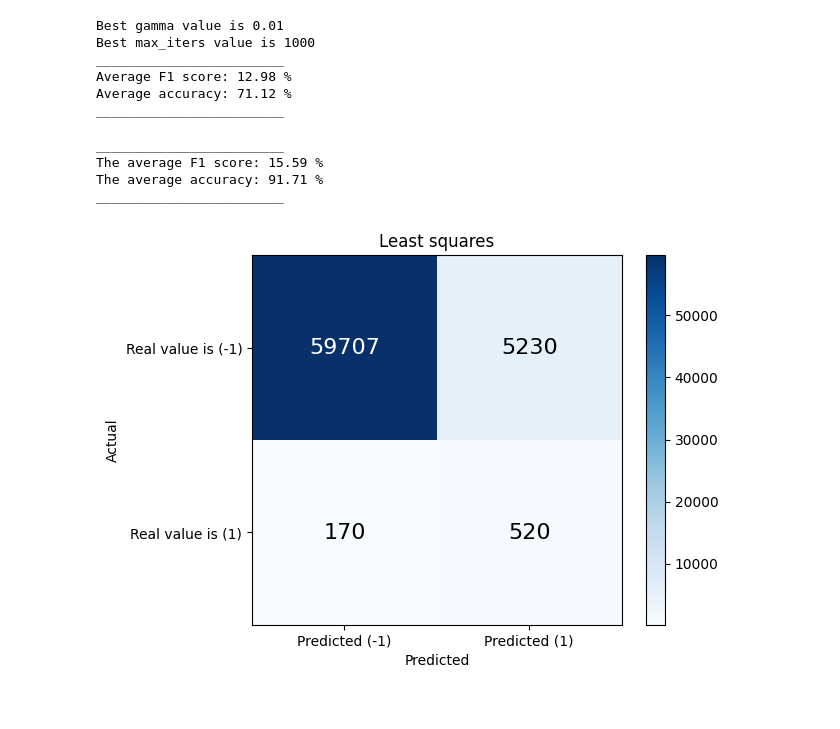
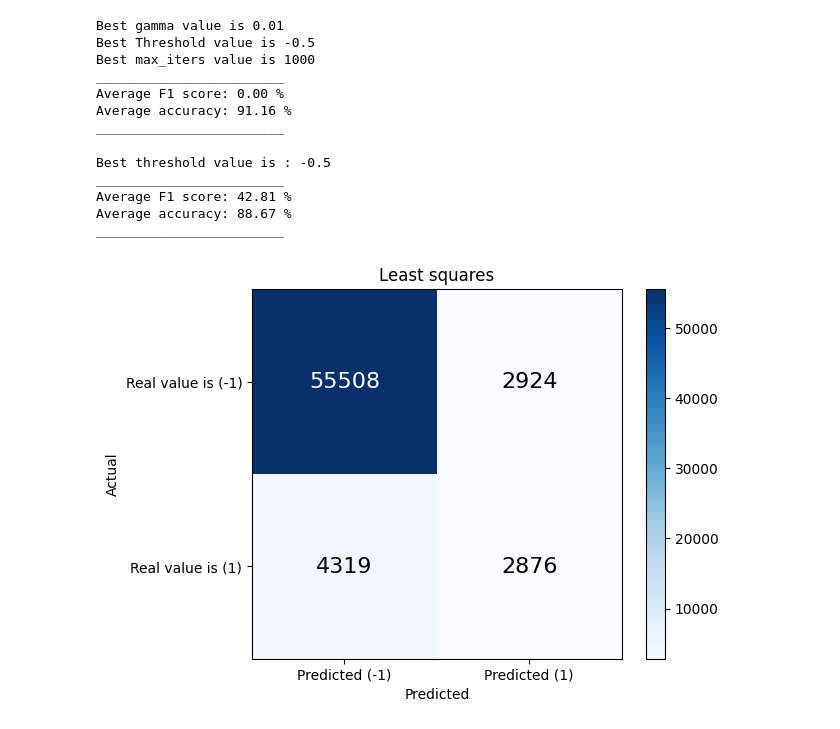
Before and after one commit to mimimamalah/CVD_prediction, a Jupyter notebook: run.ipynb, the cells around one changed output. Drawn from its saved outputs; the diff is of its cells as text; code cells hidden in the pictures.

```diff
--- a/run.ipynb
+++ b/run.ipynb
@@ -70,29 +70,31 @@ def plot_confusion_matrix(actual_y, pred_y, title):
 
     plt.show()
 # %%
-best_gamma, best_max_iters = cv.cross_validation_linear_regression(y_cv, x_cv, sgd=False, k=5, threshold=0, max_iters_list=[1000], gamma_list=[0.01])
+best_gamma, best_max_iters = cv.cross_validation_linear_regression(y_cv, x_cv, sgd=False, max_iters_list=[1000], gamma_list=[0.01])
 # %% [output]
 Best gamma value is 0.01
+Best Threshold value is -0.5
 Best max_iters value is 1000
 ________________________
-Average F1 score: 12.98 %
-Average accuracy: 71.12 %
+Average F1 score: 0.00 %
+Average accuracy: 91.16 %
 ________________________
 # %%
 # Least squares
 # With k=30 and subset_size=200 000, best F1 score = 11.75%
-cv.cross_validation_least_squares(y_cv, x_cv)
+best_thresh = cv.cross_validation_least_squares(y_cv, x_cv)
 
 w, _ = implementations.least_squares(y_cv, x_cv)
 pred = x_cv.dot(w)
-pred_discrete = np.where(pred >= 0, 1, -1)
+pred_discrete = np.where(pred >= best_thresh, 1, -1)
 
 plot_confusion_matrix(y_cv, pred_discrete, "Least squares")
 # %% [output]
+Best threshold value is : -0.5
 ________________________
-The average F1 score: 15.59 %
-The average accuracy: 91.71 %
+Average F1 score: 42.81 %
+Average accuracy: 88.67 %
 ________________________
-[figure, old version]
+[figure, new version]
 # %%
 # Ridge regression
```
Also changed, not shown: parts of 6 cells of this notebook, 4 other files.
